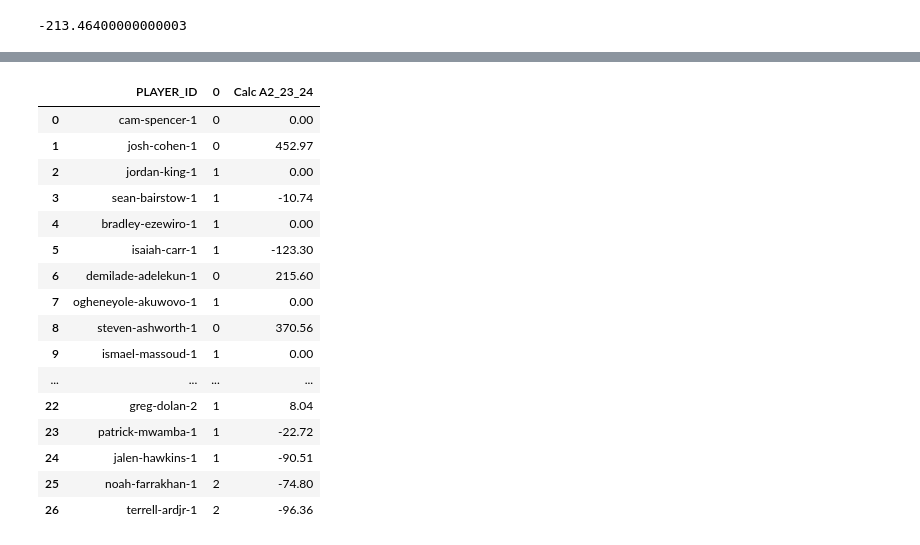
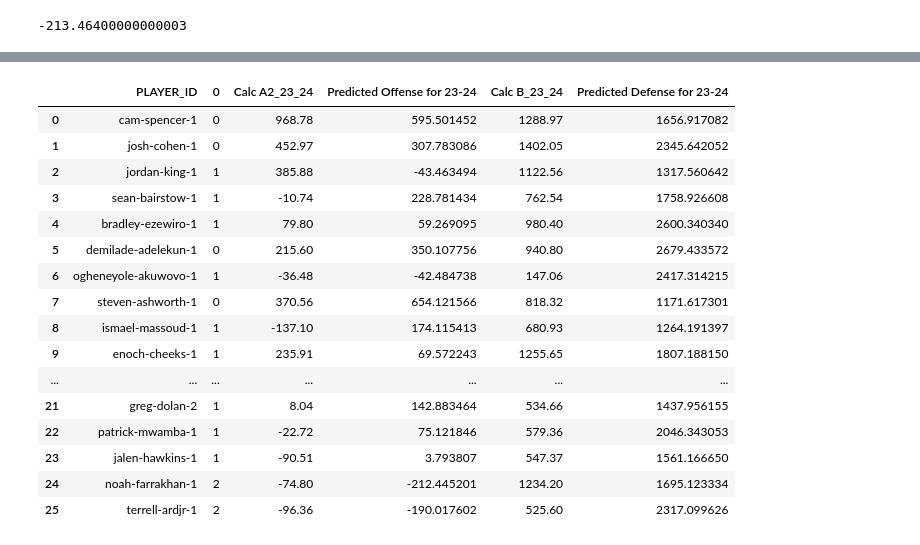
Before and after one commit to zainhoda1/Capstone-project, a Jupyter notebook: Analysis files/predictions.ipynb, the cells around one changed output, grey strips where cells are left out. Saved outputs shown, nothing was run; the diff lists cells and outputs as text; code cells hidden in the pictures.

```diff
--- a/Analysis files/predictions.ipynb
+++ b/Analysis files/predictions.ipynb
@@ -50,7 +50,12 @@ a[a['Player Name']=='cam-spencer-1']
 | 737 | cam-spencer-1 | 2022-23 | RUTGERS | Big Ten | 34 | 34 | 31.5 | 4.4 | 9.9 | ... |
 # %%
 #beta_df = pd.read_csv("/Users/caldavis/Documents/GitHub/Capstone-project/Data folder/Prediction Names Full.csv")
-beta_df = pd.read_csv("/Users/caldavis/Documents/GitHub/Capstone-project/Data folder/Prediction Names.csv")
-beta_df = beta_df[['PLAYER_ID', 'KP Diff', 'Year Diff', 'Calc A2_23_24']]
+beta_df = pd.read_csv("/Users/caldavis/Documents/GitHub/Capstone-project/Data folder/Prediction Names Full Full.csv")
+beta_df = beta_df[['PLAYER_ID', 'KP Diff', 'Year Diff', 'Calc A2_23_24', 'Calc B_23_24', 'Team_AdjEM_dif', 'Class_n1']]
+beta_df = beta_df.rename({'Class_n1': 'Class Temp'}, axis=1)
+year_cond = [(beta_df['Class Temp']=='Fr'), (beta_df['Class Temp']=='So'),
+            (beta_df['Class Temp']=='Jr'), (beta_df['Class Temp']=='Sr')]
+year_val = [1, 2, 3, 4]
+beta_df['Class_n1'] = np.select(year_cond, year_val)
 beta_df
 # %% [output]
@@ -325,7 +412,7 @@ df_test1 = df[['bpm', 'Calc A2', 'ws',
                  'Calc_Overall_n1_Contr',
                  'per', 'efg_pct', 'fta_per_fga_pct', 'pprod', 'orb_pct', 'usg_pct', 'tov_pct', 'Calc Overall A', 'Calc Overall A2', 'Calc Overall A3']]
 seed = 7
-test_size = 0.18
+test_size = 0.16
 #X_train, X_test, y_train, y_test = train_test_split(X, y, test_size=test_size, random_state=seed)
 #model_test = GaussianNB()
 model_test = GradientBoostingClassifier()
@@ -377,0 +464,9 @@ beta_df
+# %%
+beta_df['fg3_pct'] = beta_df['fg3_pct'].astype(float)
+beta_df['ft_pct'] = beta_df['ft_pct'].astype(float)
+for name in ['player_type',  'sos', 'trb_per_poss',
+             'ast_per_poss', 'pts_per_poss', 'Ht', 'Calc A2', 'Calc A3',
+              'Year_dif', 'Team_AdjEM_dif', 'KP_Conf_Dif', 'Class_n1', 'fg3_pct', 'ft_pct']:
+    print(name, beta_df[name].dtypes)
+
+#'Class_n1', 'fg3_pct', 'ft_pct',
@@ -378,29 +488,33 @@ beta_df
+# %%
+beta_df['Predicted Offense for 23-24'] = -329+0.008076*beta_df['Class_n1']+27.9*beta_df['fg3_pct']+26.51*beta_df['ft_pct']+29.07*beta_df['player_type']+9.91*beta_df['sos']+6.01*beta_df['trb_per_poss']+9.11*beta_df['ast_per_poss']+1.869*beta_df['pts_per_poss']+2.344*beta_df['Ht']+0.555*beta_df['Calc A2']+0.008076*beta_df['Calc A3']+0.01845*beta_df['Year_dif']+2.033*beta_df['Team_AdjEM_dif']+2.709*beta_df['KP_Conf_Dif']
+beta_df['Predicted Defense for 23-24'] = -2986+6.472*beta_df['player_type']+0.05897*beta_df['Calc B']+32.49*beta_df['Blk%']+84.01*beta_df['stl_per_poss']+11.46*beta_df['def_rtg']+50.28*beta_df['trb_pct']-11.57*beta_df['Class_n1']-6.461*beta_df['Team_AdjEM_dif']-4.692*beta_df['KP_Conf_Dif']+33.01*beta_df['dws']+31.81*beta_df['Ht']+24.02*beta_df['DR%']
+#0.008076*beta_df['Class_n1']++27.9*beta_df['fg3_pct']+26.51*beta_df['ft_pct']
 # %%
 pred = pd.DataFrame(predictions)
 pd.set_option('display.max_columns', None)
 #beta_df = y_test_check.reset_index()
 pred = pd.merge(pred, beta_df, left_index=True, right_index=True)
-pred = pred[['PLAYER_ID', 0, 'Calc A2_23_24']]
+pred = pred[['PLAYER_ID', 0, 'Calc A2_23_24', 'Predicted Offense for 23-24', 'Calc B_23_24', 'Predicted Defense for 23-24']]
 
 pred
 # %% [output]
-|  | PLAYER_ID | 0 | Calc A2_23_24 |
-| 0 | cam-spencer-1 | 0 | 0.00 |
-| 1 | josh-cohen-1 | 0 | 452.97 |
-| 2 | jordan-king-1 | 1 | 0.00 |
-| 3 | sean-bairstow-1 | 1 | -10.74 |
-| 4 | bradley-ezewiro-1 | 1 | 0.00 |
-| 5 | isaiah-carr-1 | 1 | -123.30 |
-| 6 | demilade-adelekun-1 | 0 | 215.60 |
-| 7 | ogheneyole-akuwovo-1 | 1 | 0.00 |
-| 8 | steven-ashworth-1 | 0 | 370.56 |
-| 9 | ismael-massoud-1 | 1 | 0.00 |
-| ... | ... | ... | ... |
-| 22 | greg-dolan-2 | 1 | 8.04 |
-| 23 | patrick-mwamba-1 | 1 | -22.72 |
-| 24 | jalen-hawkins-1 | 1 | -90.51 |
-| 25 | noah-farrakhan-1 | 2 | -74.80 |
-| 26 | terrell-ardjr-1 | 2 | -96.36 |
+|  | PLAYER_ID | 0 | Calc A2_23_24 | Predicted Offense for 23-24 | Calc B_23_24 | Predicted Defense for 23-24 |
+| 0 | cam-spencer-1 | 0 | 968.78 | 595.501452 | 1288.97 | 1656.917082 |
+| 1 | josh-cohen-1 | 0 | 452.97 | 307.783086 | 1402.05 | 2345.642052 |
+| 2 | jordan-king-1 | 1 | 385.88 | -43.463494 | 1122.56 | 1317.560642 |
+| 3 | sean-bairstow-1 | 1 | -10.74 | 228.781434 | 762.54 | 1758.926608 |
+| 4 | bradley-ezewiro-1 | 1 | 79.80 | 59.269095 | 980.40 | 2600.340340 |
+| 5 | demilade-adelekun-1 | 0 | 215.60 | 350.107756 | 940.80 | 2679.433572 |
+| 6 | ogheneyole-akuwovo-1 | 1 | -36.48 | -42.484738 | 147.06 | 2417.314215 |
+| 7 | steven-ashworth-1 | 0 | 370.56 | 654.121566 | 818.32 | 1171.617301 |
+| 8 | ismael-massoud-1 | 1 | -137.10 | 174.115413 | 680.93 | 1264.191397 |
+| 9 | enoch-cheeks-1 | 1 | 235.91 | 69.572243 | 1255.65 | 1807.188150 |
+| ... | ... | ... | ... | ... | ... | ... |
+| 21 | greg-dolan-2 | 1 | 8.04 | 142.883464 | 534.66 | 1437.956155 |
+| 22 | patrick-mwamba-1 | 1 | -22.72 | 75.121846 | 579.36 | 2046.343053 |
+| 23 | jalen-hawkins-1 | 1 | -90.51 | 3.793807 | 547.37 | 1561.166650 |
+| 24 | noah-farrakhan-1 | 2 | -74.80 | -212.445201 | 1234.20 | 1695.123334 |
+| 25 | terrell-ardjr-1 | 2 | -96.36 | -190.017602 | 525.60 | 2317.099626 |
 # %%
 pred_col = 'Calc A2_23_24'
 
```
Also changed, not shown: parts of 22 cells of this notebook, 2 other files.
